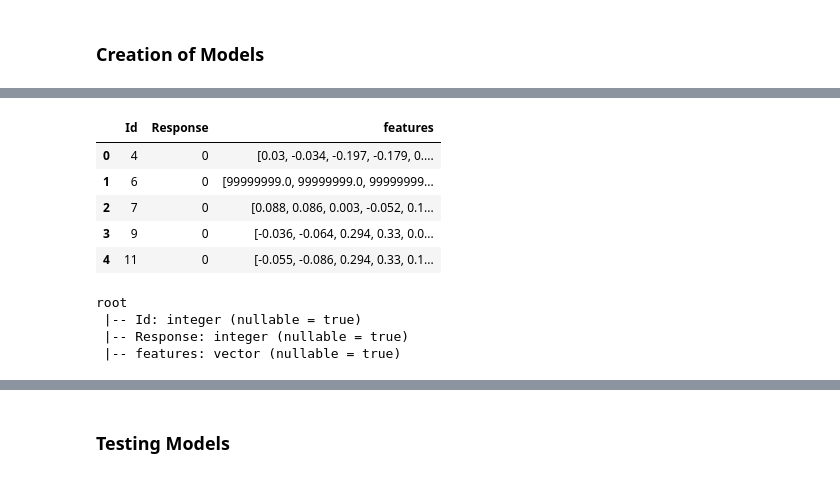
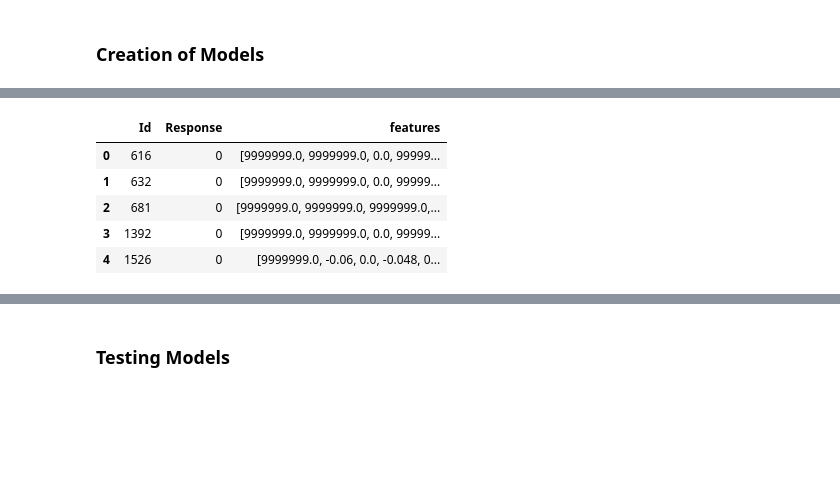
Before and after one commit to EvgeniyPrudnikov/Magistracy, a Jupyter notebook: Diploma/python/main.ipynb, the cells around one changed output, grey strips where cells are left out. Cells and saved outputs as stored; diff of their text form; code cells hidden in the pictures; blank space fills up the shorter version.

```diff
--- a/Diploma/python/main.ipynb
+++ b/Diploma/python/main.ipynb
@@ -154,3 +180,7 @@ plt_hist(counts_by_col_l4)
+# %%
+full_df2 = sqlContext.read.csv('{0}/{1}'.format(dir_name,'full_df.csv'), sep=',', header=True, inferSchema=True)
 # %% [markdown]
 ### Creation of Models
+# %%
+full_df3 = full_df2
 # %%
@@ -162,2 +191,4 @@ features = df2.columns[1:-1]
+# %%
+features = [c for c in full_df3.columns if c != 'Id' and c != 'Response']
 # %%
 vecAssembler = VectorAssembler(inputCols=features, outputCol="features")
@@ -166,3 +195,3 @@ df2  = df2.na.fill(99999999)
 # %%
 %%time
-ass = vecAssembler.transform(df2)
+ass = vecAssembler.transform(full_df3)
@@ -170,15 +202,11 @@ ass = vecAssembler.transform(df2)
 assd = ass.select(['Id','Response','features']).drop()
 # %%
 assd.limit(5).toPandas()
-assd.printSchema()
+#assd.printSchema()
 # %% [output]
 |  | Id | Response | features |
-| 0 | 4 | 0 | [0.03, -0.034, -0.197, -0.179, 0.... |
-| 1 | 6 | 0 | [99999999.0, 99999999.0, 99999999... |
-| 2 | 7 | 0 | [0.088, 0.086, 0.003, -0.052, 0.1... |
-| 3 | 9 | 0 | [-0.036, -0.064, 0.294, 0.33, 0.0... |
-| 4 | 11 | 0 | [-0.055, -0.086, 0.294, 0.33, 0.1... |
+| 0 | 616 | 0 | [9999999.0, 9999999.0, 0.0, 99999... |
+| 1 | 632 | 0 | [9999999.0, 9999999.0, 0.0, 99999... |
+| 2 | 681 | 0 | [9999999.0, 9999999.0, 9999999.0,... |
+| 3 | 1392 | 0 | [9999999.0, 9999999.0, 0.0, 99999... |
+| 4 | 1526 | 0 | [9999999.0, -0.06, 0.0, -0.048, 0... |
-root
- |-- Id: integer (nullable = true)
- |-- Response: integer (nullable = true)
- |-- features: vector (nullable = true)
```
Also changed, not shown: parts of 57 cells of this notebook, 1 other file.
